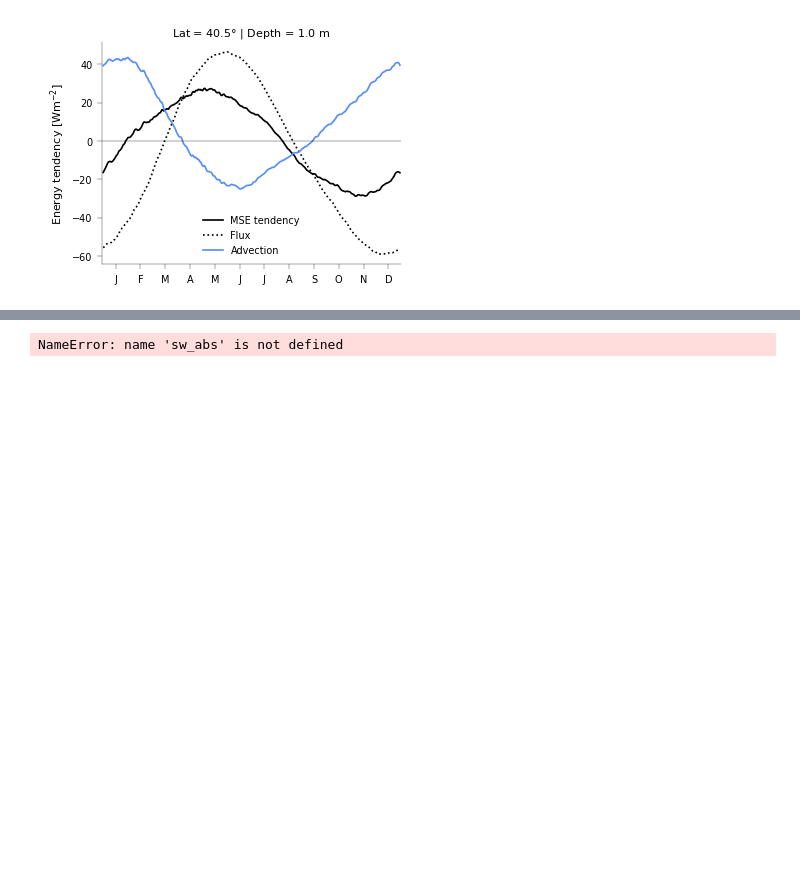
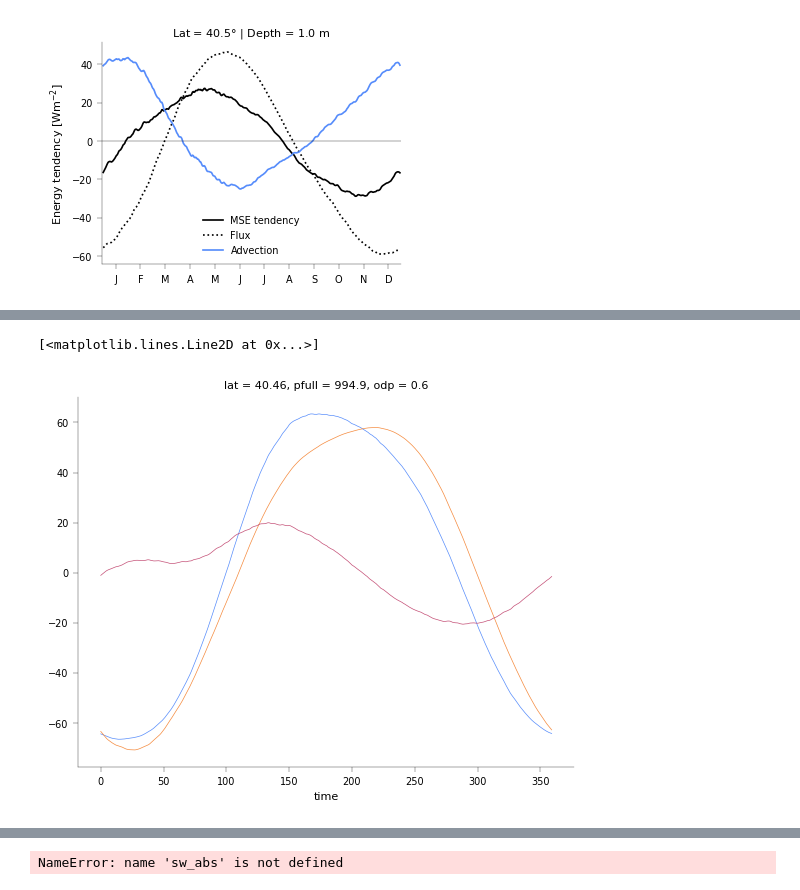
Before and after one commit to jduffield65/Isca, a Jupyter notebook: jobs/thesis_season/vary_odp.ipynb, the cells around one changed output, grey strips where cells are left out. Cells and saved outputs as stored; diff of their text form; code cells hidden in the pictures; blank space fills up the shorter version.

```diff
--- a/jobs/thesis_season/vary_odp.ipynb
+++ b/jobs/thesis_season/vary_odp.ipynb
@@ -388,0 +405,14 @@ plt.show()
+# %%
+# var = (ds_use.lwup_sfc - ds_use.lwdn_sfc)
+# (var-var.mean(dim='time')).plot()
+var = ds_use.flux_lhe
+(var-var.mean(dim='time')).plot()
+# var = ds_use.flux_t
+# (var-var.mean(dim='time')).plot()
+var = lambda_lh_cont.isel(odp=ind_use) * (ds_use.temp_surf - ds_use.temp_atm) + param_use['lambda_lh'] * ds_use.temp_atm
+(var-var.mean(dim='time')).plot()
+var2 = ds_use.flux_lhe - var
+(var2-var2.mean(dim='time')).plot()
+# %% [output]
+[<matplotlib.lines.Line2D at 0x...>]
+[figure, added]
```
Also changed, not shown: parts of 6 cells of this notebook, 2 other files.
